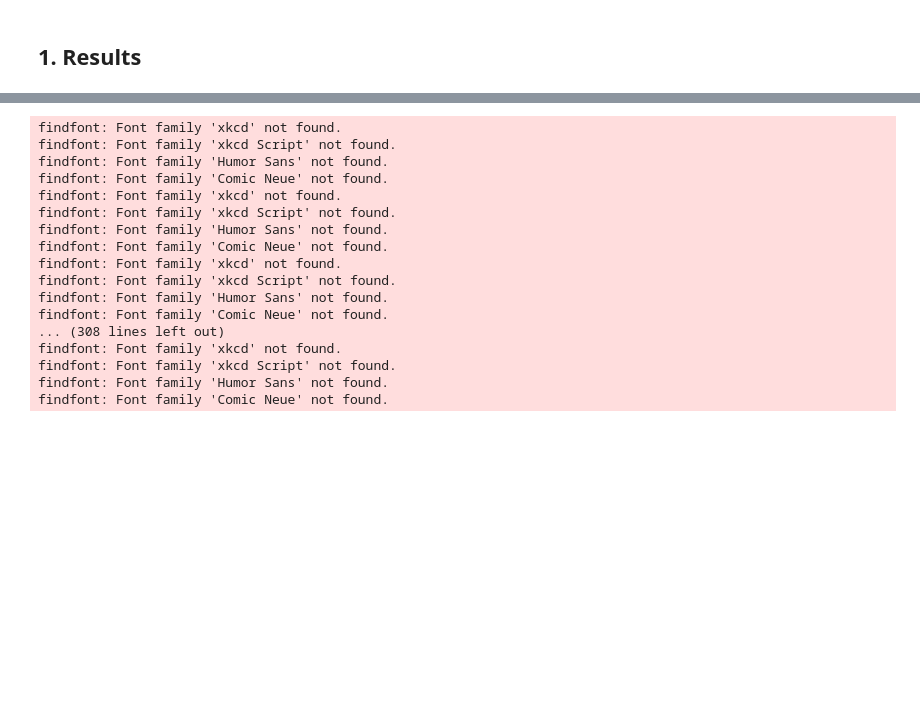
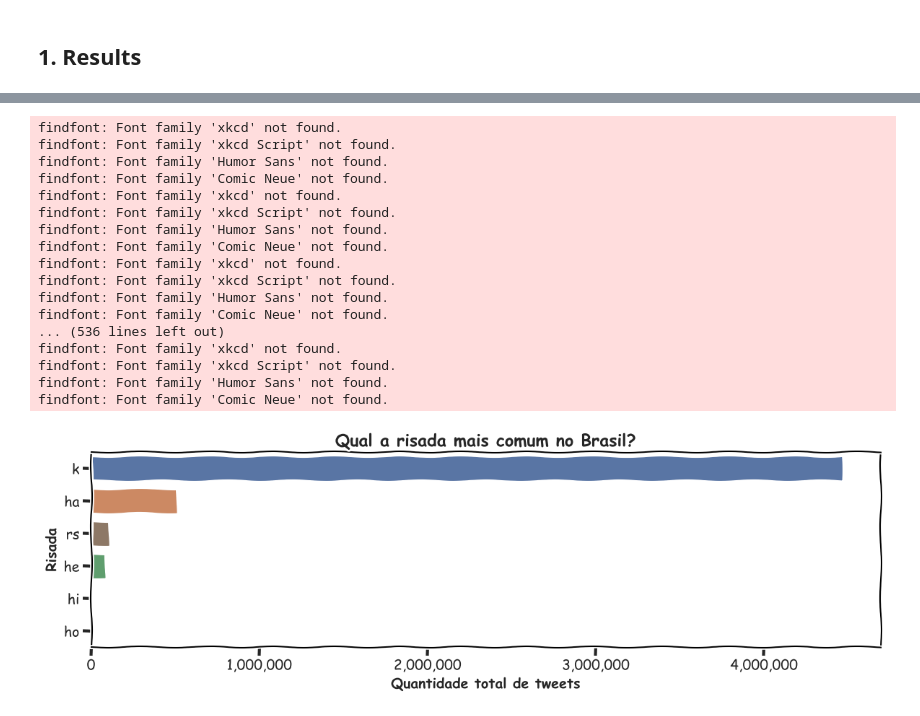
Before and after one commit to vgarciasc/kkkk_dist, a Jupyter notebook: process_data.ipynb, the cells around one changed output, grey strips where cells are left out. Cells and saved outputs as stored; diff of their text form; code cells hidden in the pictures; blank space fills up the shorter version.

```diff
--- a/process_data.ipynb
+++ b/process_data.ipynb
@@ -124,40 +234,43 @@ df_int = df[(df['Country'] != "Brasil") | (df["Risada"] == "k")]
 # %%
-sns.set_style("ticks")
 with plt.xkcd():
-    plt.figure(figsize=(12, 4))
-    ax = plt.gca()
+    df_ = df_br[df_br['n'] > 1].groupby("Risada").agg({"Risada ID": "first", "Count": "sum"})
+    df_ = df_.sort_values(by="Risada ID")
+    df_ = df_.reset_index()
+    df_.sort_values(by="Count", ascending=False, inplace=True)
+    colors = [sns.color_palette("deep")[i] for i in df_.index.values]
 
-    df_ = df_br[df_br['n'] > 1].groupby("Risada").agg({"Risada ID": "first", "Count": "sum"}).sort_values(by="Risada ID").reset_index()
-    sns.barplot(data=df_, y="Risada", x="Count", orient='h', palette="deep", linewidth=3)
-    # put value inside barplot
+    plt.figure(figsize=FIGSIZE)
+    sns.barplot(data=df_, y="Risada", x="Count", orient='h', linewidth=3, palette=colors)
 
     # ax.text(df_["Count"][0] - 400000, 0.125, str(int(df_["Count"][0])), color='black', fontweight='bold')
     # for i, v in enumerate(df_["Count"][1:]):
     #     ax.text(v + 20000, (i + 1) + 0.125, str(int(v)), color='black', fontweight='bold')
 
-    ax.get_xaxis().set_major_formatter(FuncFormatter(lambda x, p: format(int(x), ',')))
-    plt.xlabel("Quantidade de tweets", fontweight="bold")
+    plt.gca().get_xaxis().set_major_formatter(FuncFormatter(lambda x, p: format(int(x), ',')))
+
+    plt.xlabel("Quantidade total de tweets", fontweight="bold")
     plt.ylabel("Risada", fontweight="bold")
     plt.title("Qual a risada mais comum no Brasil?", fontweight="bold")
-    # plt.xticks(range(1, 31, 5), [str(k) for k in range(1, 31, 5)])
+
     plt.tight_layout()
-    # plt.show()
     plt.savefig("figures/risada_br_bars.png", dpi=300)
+    plt.show()
 # %% [output]
 findfont: Font family 'xkcd' not found.
 findfont: Font family 'xkcd Script' not found.
 findfont: Font family 'Humor Sans' not found.
 findfont: Font family 'Comic Neue' not found.
 findfont: Font family 'xkcd' not found.
 findfont: Font family 'xkcd Script' not found.
 findfont: Font family 'Humor Sans' not found.
 findfont: Font family 'Comic Neue' not found.
 findfont: Font family 'xkcd' not found.
 findfont: Font family 'xkcd Script' not found.
 findfont: Font family 'Humor Sans' not found.
 findfont: Font family 'Comic Neue' not found.
-... (308 lines left out)
+... (536 lines left out)
 findfont: Font family 'xkcd' not found.
 findfont: Font family 'xkcd Script' not found.
 findfont: Font family 'Humor Sans' not found.
 findfont: Font family 'Comic Neue' not found.
+[figure, added]
```
Also changed, not shown: parts of 40 cells of this notebook, 1 other file.
